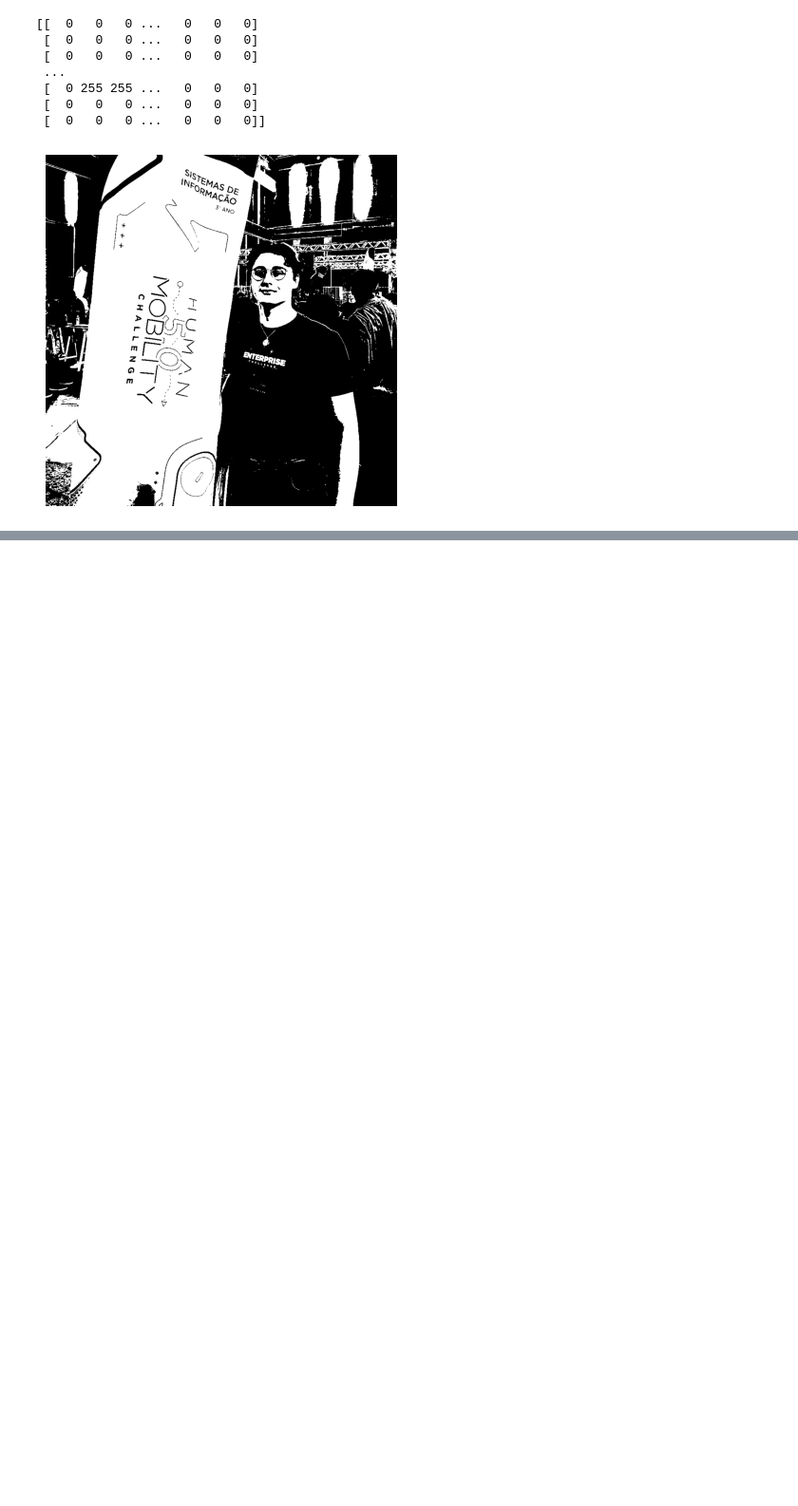
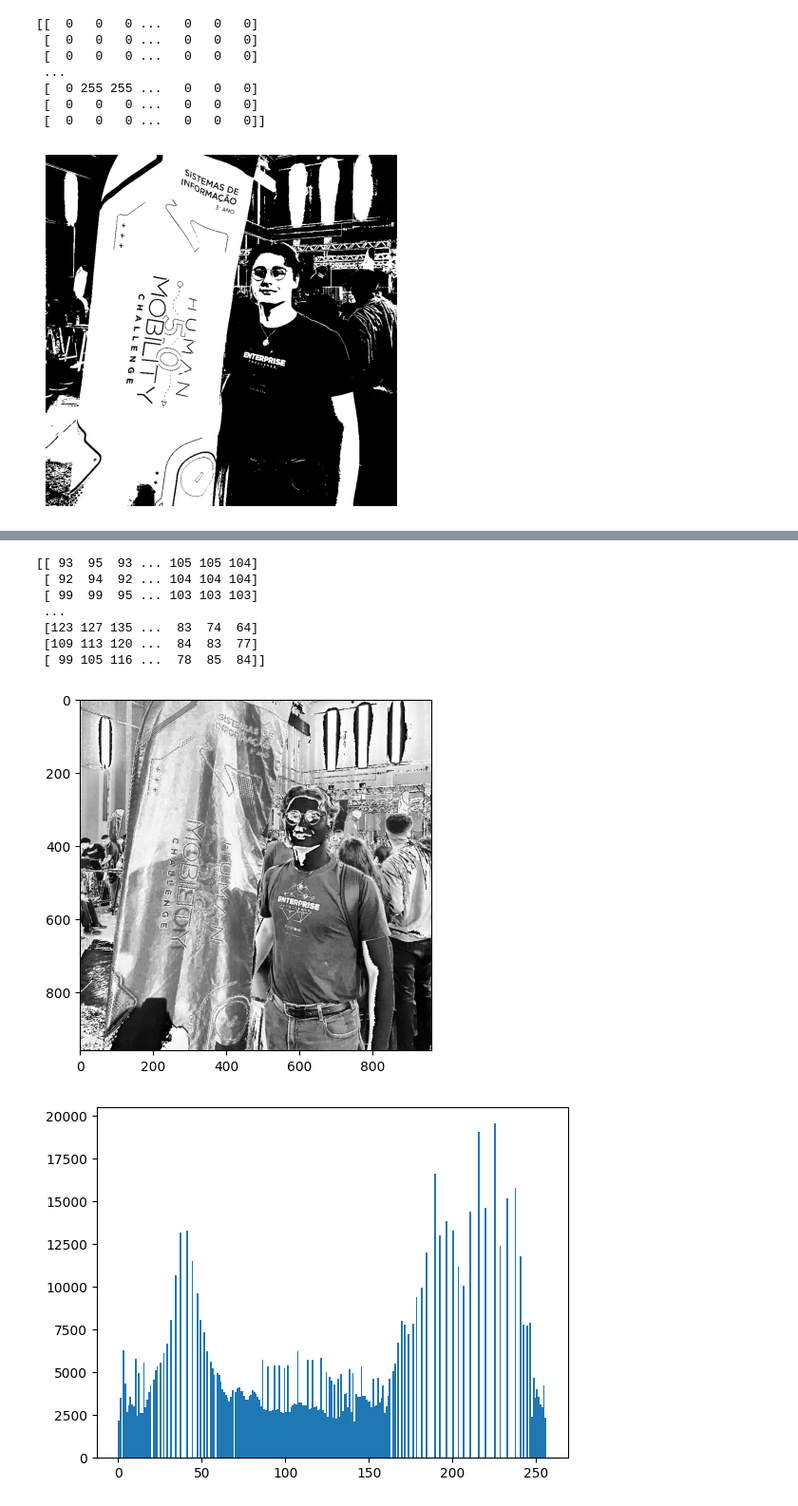
Before and after one commit to hotequil/image-processing, a Jupyter notebook: app.ipynb, the cells around one changed output, grey strips where cells are left out. Shown at 95% size. Saved outputs shown, nothing was run; the diff lists cells and outputs as text; code cells hidden in the pictures; blank space fills up the shorter version.

```diff
--- a/app.ipynb
+++ b/app.ipynb
@@ -98,0 +114,25 @@ plt.show()
+# %%
+import cv2 as cv
+from matplotlib import pyplot as plt
+
+%matplotlib inline
+
+image = cv.imread("me.jpeg", cv.IMREAD_GRAYSCALE)
+image = cv.equalizeHist(image)
+
+print(image)
+
+plt.imshow(image * 2, cmap="Greys_r", vmin=0, vmax=255)
+plt.show()
+plt.hist(image.ravel(), 256, [0, 256])
+plt.show()
+# %% [output]
+[[ 93  95  93 ... 105 105 104]
+ [ 92  94  92 ... 104 104 104]
+ [ 99  99  95 ... 103 103 103]
+ ...
+ [123 127 135 ...  83  74  64]
+ [109 113 120 ...  84  83  77]
+ [ 99 105 116 ...  78  85  84]]
+[figure, added]
+[figure, added]
```
Also changed, not shown: parts of 1 cell of this notebook.
